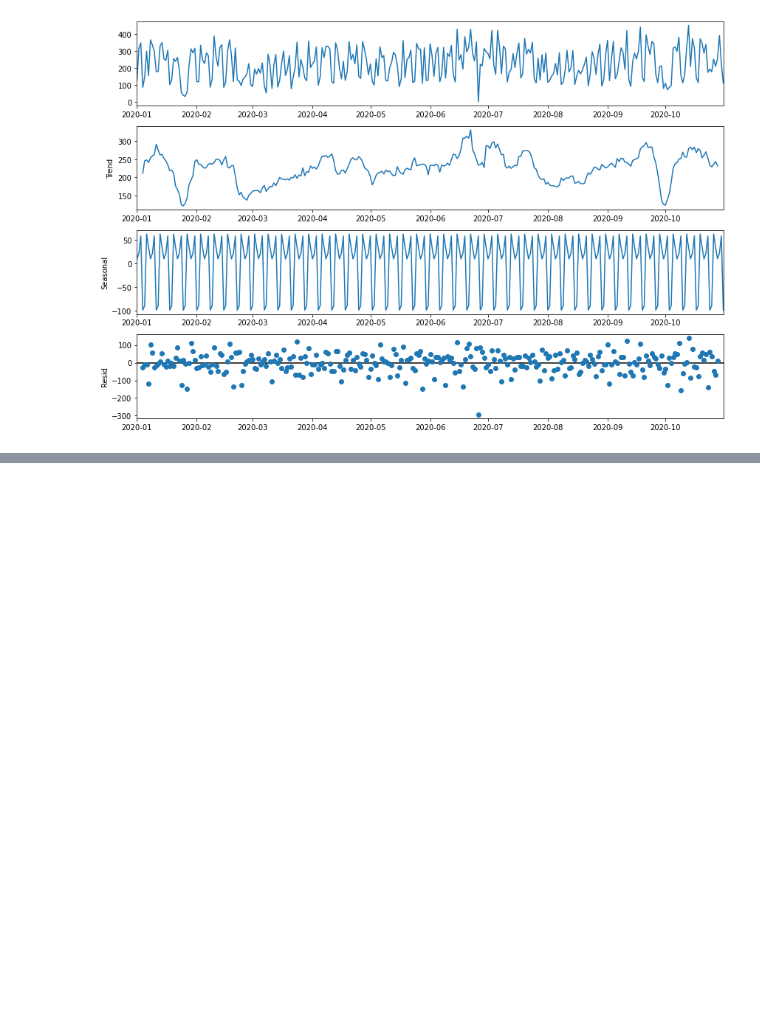
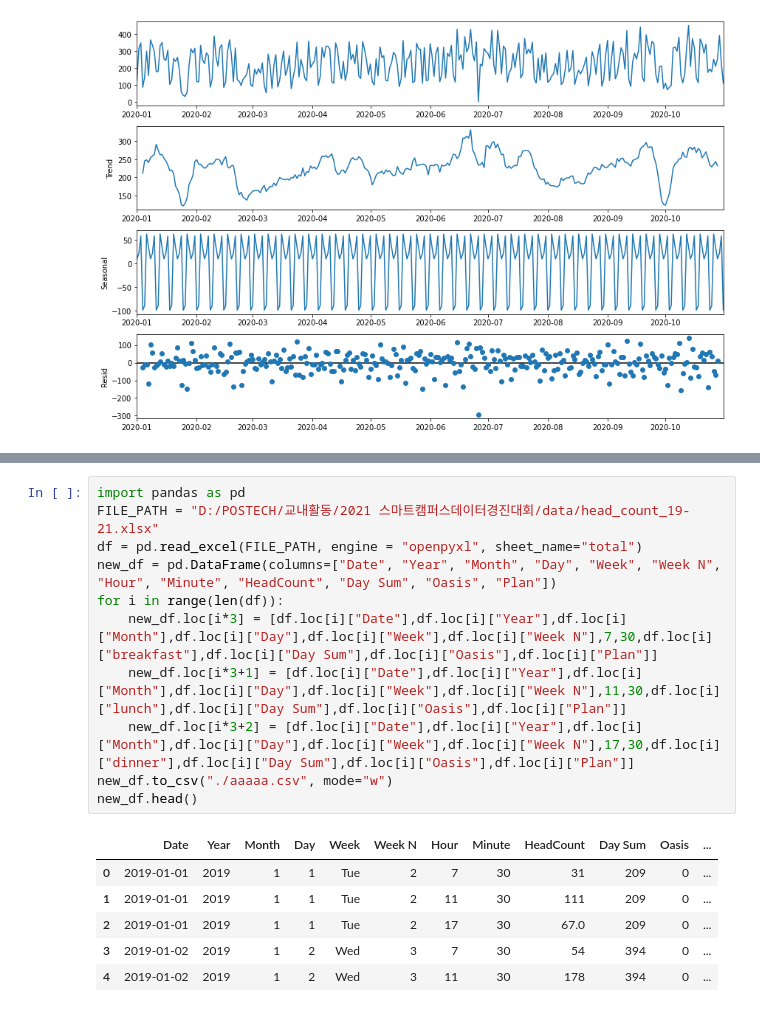
Before and after one commit to juwoan0601/2021_SMART_CAMPUS_DATA_COMP, a Jupyter notebook: preprocessing/preprocessing.ipynb, the cells around one changed output, grey strips where cells are left out. Drawn from its saved outputs; the diff is of its cells as text; blank space fills up the shorter version.

```diff
--- a/preprocessing/preprocessing.ipynb
+++ b/preprocessing/preprocessing.ipynb
@@ -249,0 +268,18 @@ df.to_csv("./data/TSL_lunch.csv", mode="w")
+# %%
+import pandas as pd
+FILE_PATH = "D:/POSTECH/교내활동/2021 스마트캠퍼스데이터경진대회/data/head_count_19-21.xlsx"
+df = pd.read_excel(FILE_PATH, engine = "openpyxl", sheet_name="total")
+new_df = pd.DataFrame(columns=["Date", "Year", "Month", "Day", "Week", "Week N", "Hour", "Minute", "HeadCount", "Day Sum", "Oasis", "Plan"])
+for i in range(len(df)):
+    new_df.loc[i*3] = [df.loc[i]["Date"],df.loc[i]["Year"],df.loc[i]["Month"],df.loc[i]["Day"],df.loc[i]["Week"],df.loc[i]["Week N"],7,30,df.loc[i]["breakfast"],df.loc[i]["Day Sum"],df.loc[i]["Oasis"],df.loc[i]["Plan"]]
+    new_df.loc[i*3+1] = [df.loc[i]["Date"],df.loc[i]["Year"],df.loc[i]["Month"],df.loc[i]["Day"],df.loc[i]["Week"],df.loc[i]["Week N"],11,30,df.loc[i]["lunch"],df.loc[i]["Day Sum"],df.loc[i]["Oasis"],df.loc[i]["Plan"]]
+    new_df.loc[i*3+2] = [df.loc[i]["Date"],df.loc[i]["Year"],df.loc[i]["Month"],df.loc[i]["Day"],df.loc[i]["Week"],df.loc[i]["Week N"],17,30,df.loc[i]["dinner"],df.loc[i]["Day Sum"],df.loc[i]["Oasis"],df.loc[i]["Plan"]]
+new_df.to_csv("./aaaaa.csv", mode="w")
+new_df.head()
+# %% [output]
+|  | Date | Year | Month | Day | Week | Week N | Hour | Minute | HeadCount | Day Sum | Oasis | ... |
+| 0 | 2019-01-01 | 2019 | 1 | 1 | Tue | 2 | 7 | 30 | 31 | 209 | 0 | ... |
+| 1 | 2019-01-01 | 2019 | 1 | 1 | Tue | 2 | 11 | 30 | 111 | 209 | 0 | ... |
+| 2 | 2019-01-01 | 2019 | 1 | 1 | Tue | 2 | 17 | 30 | 67.0 | 209 | 0 | ... |
+| 3 | 2019-01-02 | 2019 | 1 | 2 | Wed | 3 | 7 | 30 | 54 | 394 | 0 | ... |
+| 4 | 2019-01-02 | 2019 | 1 | 2 | Wed | 3 | 11 | 30 | 178 | 394 | 0 | ... |
```
Also changed, not shown: parts of 2 cells of this notebook, 5 other files.
